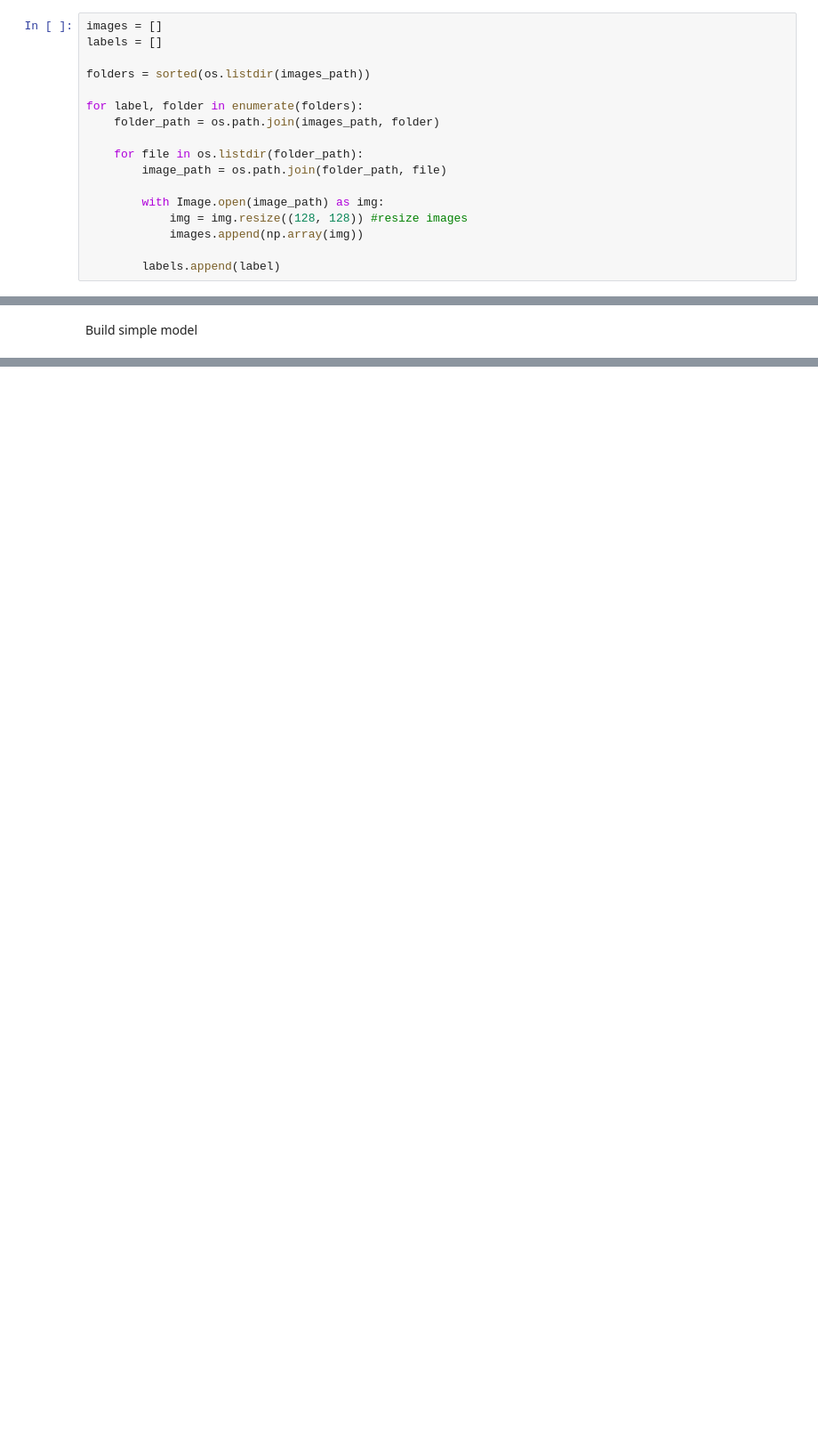
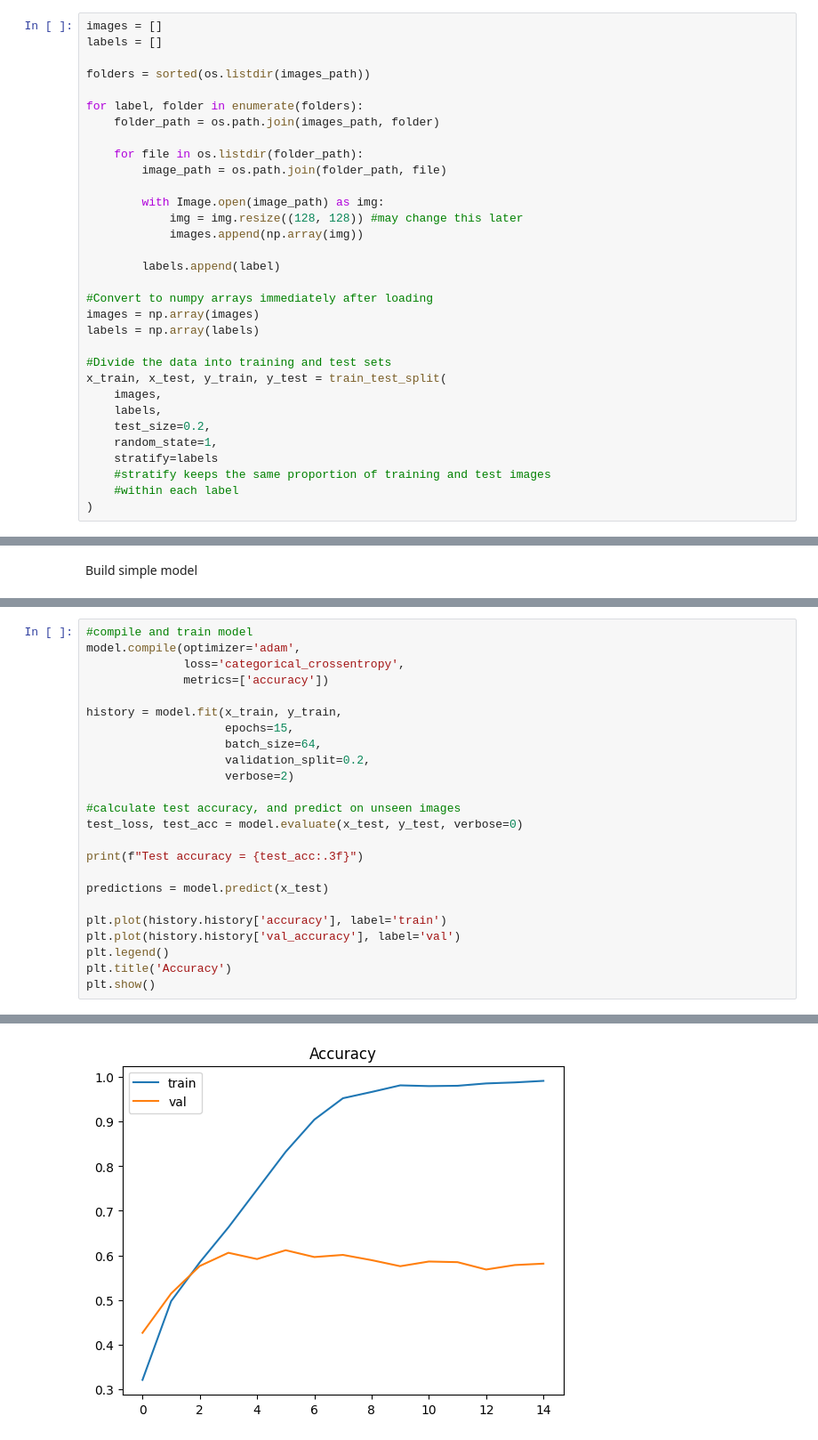
Before and after one commit to caroline-reges/Image-Identification-Using-Deep-Learning, a Jupyter notebook: Deep Learning Code.ipynb, the cells around one changed output, grey strips where cells are left out. Shown at 89% size. Saved outputs shown, nothing was run; the diff lists cells and outputs as text; blank space fills up the shorter version.

```diff
--- a/Deep Learning Code.ipynb
+++ b/Deep Learning Code.ipynb
@@ -178,7 +178,22 @@ for label, folder in enumerate(folders):
         image_path = os.path.join(folder_path, file)
 
         with Image.open(image_path) as img:
-            img = img.resize((128, 128)) #resize images
+            img = img.resize((128, 128)) #may change this later
             images.append(np.array(img))
 
         labels.append(label)
+
+#Convert to numpy arrays immediately after loading
+images = np.array(images)
+labels = np.array(labels)
+
+#Divide the data into training and test sets
+x_train, x_test, y_train, y_test = train_test_split(
+    images,
+    labels,
+    test_size=0.2,
+    random_state=1,
+    stratify=labels
+    #stratify keeps the same proportion of training and test images
+    #within each label
+)
@@ -228,0 +256,25 @@ model.summary()
+# %%
+#compile and train model
+model.compile(optimizer='adam',
+              loss='categorical_crossentropy',
+              metrics=['accuracy'])
+
+history = model.fit(x_train, y_train,
+                    epochs=15,
+                    batch_size=64,
+                    validation_split=0.2,
+                    verbose=2)
+
+#calculate test accuracy, and predict on unseen images
+test_loss, test_acc = model.evaluate(x_test, y_test, verbose=0)
+
+print(f"Test accuracy = {test_acc:.3f}")
+
+predictions = model.predict(x_test)
+
+plt.plot(history.history['accuracy'], label='train')
+plt.plot(history.history['val_accuracy'], label='val')
+plt.legend()
+plt.title('Accuracy')
+plt.show()
+# %% [output]
@@ -228,0 +298 @@ model.summary()
+[figure, added]
```
Also changed, not shown: parts of 6 cells of this notebook.
